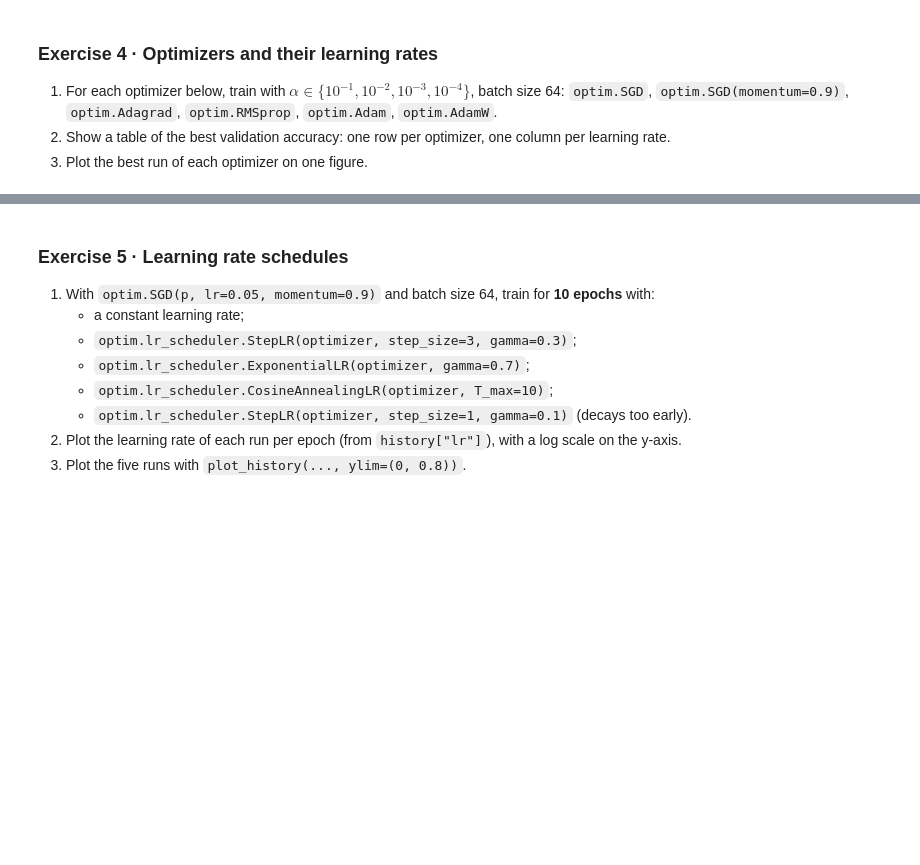
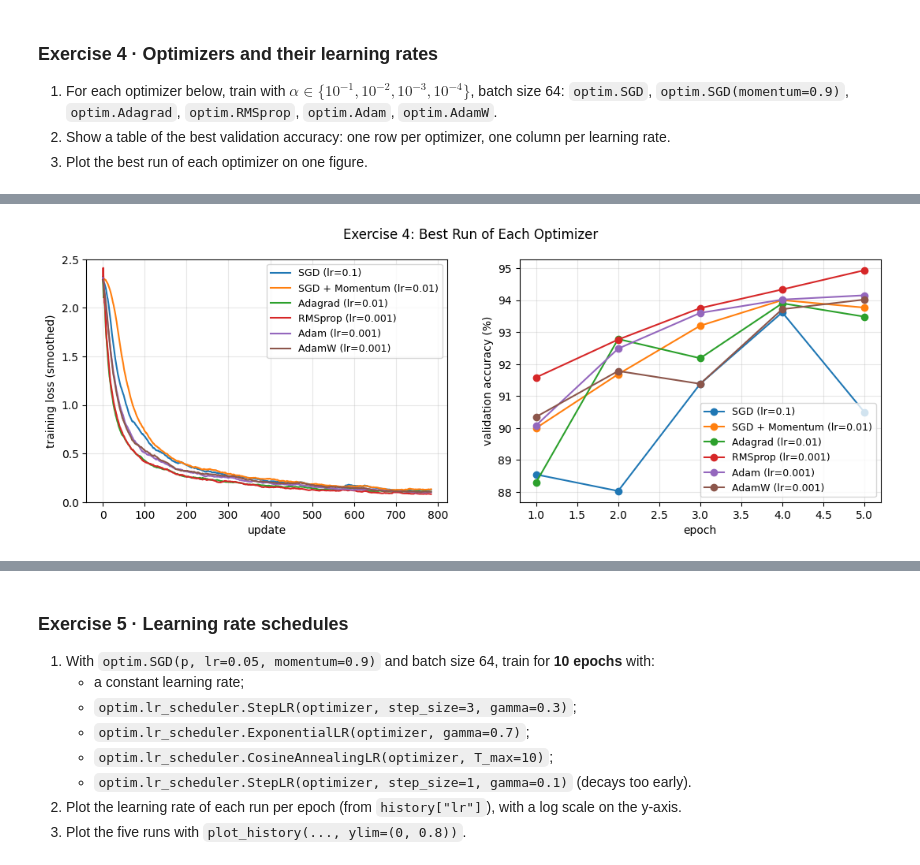
Before and after one commit to sarakseyhaaa/I4_AMS_AI, a Jupyter notebook: TP4_NY_SARAKSEYHA_I4AMS_B_AI/TP4_Optimization.ipynb, the cells around one changed output, grey strips where cells are left out. Drawn from its saved outputs; the diff is of its cells as text; code cells hidden in the pictures; blank space fills up the shorter version.

```diff
--- a/TP4_NY_SARAKSEYHA_I4AMS_B_AI/TP4_Optimization.ipynb
+++ b/TP4_NY_SARAKSEYHA_I4AMS_B_AI/TP4_Optimization.ipynb
@@ -857,4 +858,90 @@ The best optimizer should be selected by comparing validation accuracy, converge
 2. Show a table of the best validation accuracy: one row per optimizer, one column per learning rate.
 3. Plot the best run of each optimizer on one figure.
 # %%
-# Exercise 4
+# Exercise 4: Optimizers and their learning rates
+learning_rates = [0.1, 0.01, 0.001, 0.0001]
+
+optimizers = {
+    "SGD": lambda p, lr: optim.SGD(p, lr=lr),
+    "SGD + Momentum": lambda p, lr: optim.SGD(
+        p, lr=lr, momentum=0.9
+    ),
+    "Adagrad": lambda p, lr: optim.Adagrad(p, lr=lr),
+    "RMSprop": lambda p, lr: optim.RMSprop(p, lr=lr),
+    "Adam": lambda p, lr: optim.Adam(p, lr=lr),
+    "AdamW": lambda p, lr: optim.AdamW(p, lr=lr)
+}
+
+# First 10,000 training examples, batch size 64
+loader = make_loader(batch_size=64, n_train=10_000)
+
+results = {}
+best_histories = {}
+
+for opt_name, create_optimizer in optimizers.items():
+    results[opt_name] = {}
+    best_accuracy = -float("inf")
+    best_lr = None
+    best_hist = None
+
+    for lr in learning_rates:
+        print(f"\nTraining {opt_name} with lr={lr}")
+
+        # Same initial weights for every run
+        model = make_model(seed=0)
+
+        optimizer = create_optimizer(
+            model.parameters(), lr
+        )
+
+        # Train for 5 epochs
+        hist = fit(
+            model,
+            optimizer,
+            loader,
+            epochs=5
+        )
+
+        # Keep finite validation accuracies
+        valid_accs = [
+            acc for acc in hist["val_acc"]
+            if math.isfinite(acc)
+        ]
+
+        acc = max(valid_accs) if valid_accs else float("nan")
+
+        results[opt_name][lr] = acc
+
+        print(f"Best validation accuracy: {acc:.2f}%")
+        print(f"Diverged: {hist['diverged']}")
+
+        # Select best run for this optimizer
+        if not hist["diverged"] and math.isfinite(acc):
+            if acc > best_accuracy:
+                best_accuracy = acc
+                best_lr = lr
+                best_hist = hist
+
+    if best_hist is not None:
+        best_histories[f"{opt_name} (lr={best_lr})"] = best_hist
+
+# Table: one row per optimizer, one column per LR
+results_df = pd.DataFrame.from_dict(
+    results, orient="index"
+)
+
+results_df.index.name = "Optimizer"
+results_df.columns = [f"{lr:g}" for lr in learning_rates]
+
+print("\nBest Validation Accuracy (%)")
+display(results_df.round(2))
+
+# Plot best run of each optimizer
+if best_histories:
+    plot_history(
+        best_histories,
+        title="Exercise 4: Best Run of Each Optimizer"
+    )
+else:
+    print("No non-divergent runs available to plot.")
+# %% [output]
@@ -861 +973,2 @@ The best optimizer should be selected by comparing validation accuracy, converge
+[figure, added]
 # %% [markdown]
```
Also changed, not shown: parts of 5 cells of this notebook.
